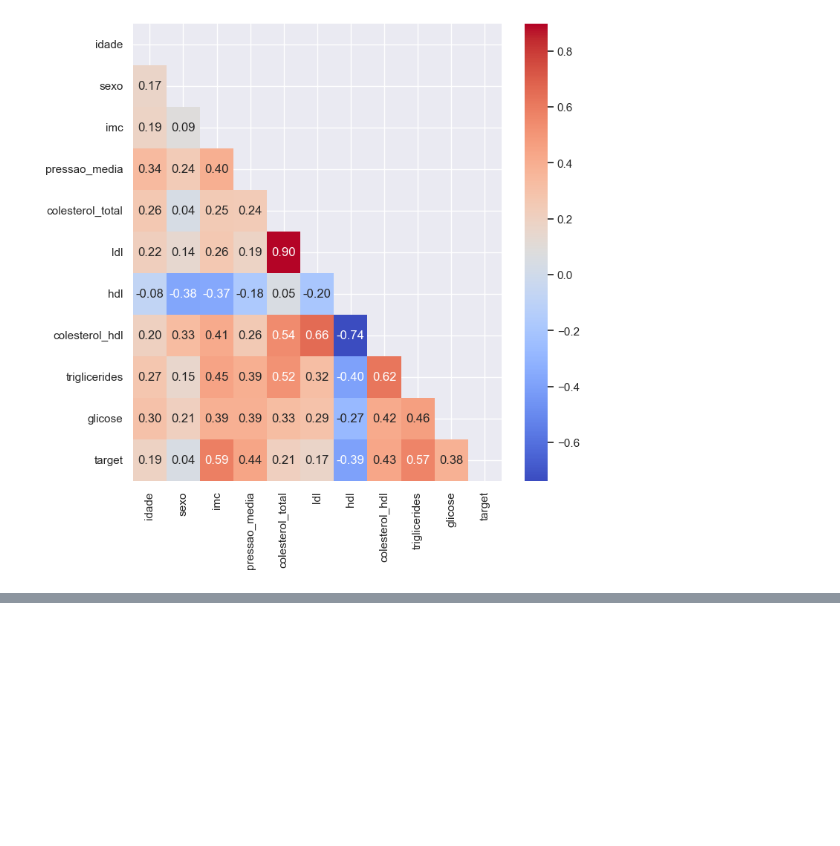
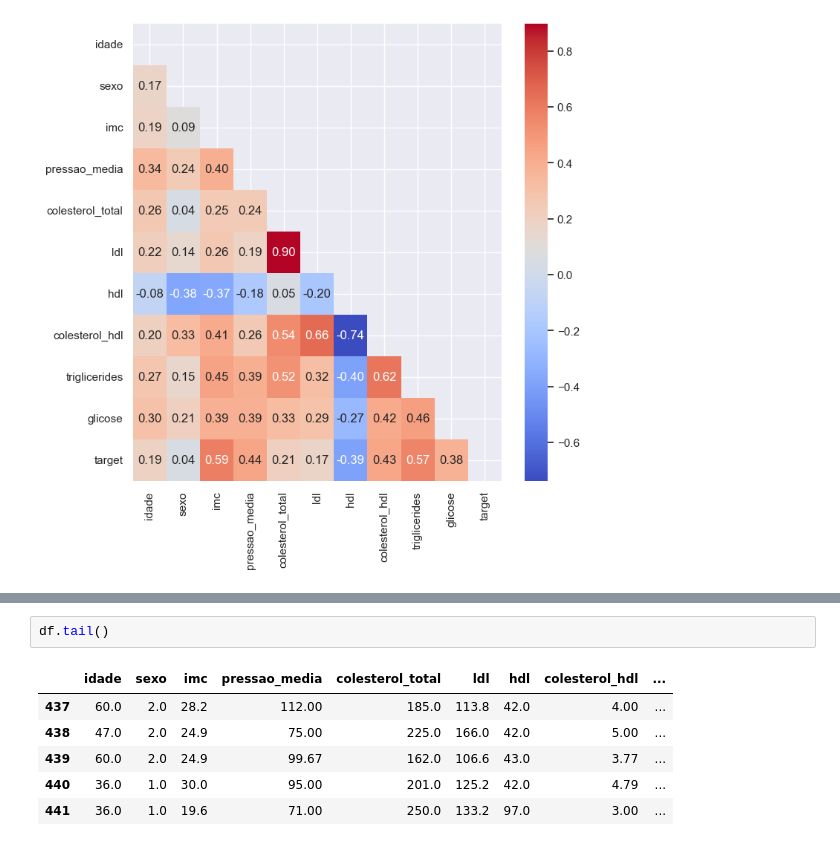
Before and after one commit to stephanyresque/Projeto_diabetes, a Jupyter notebook: notebooks/analise_exploratoria.ipynb, the cells around one changed output, grey strips where cells are left out. Saved outputs shown, nothing was run; the diff lists cells and outputs as text; blank space fills up the shorter version.

```diff
--- a/notebooks/analise_exploratoria.ipynb
+++ b/notebooks/analise_exploratoria.ipynb
@@ -226,0 +239,9 @@ plt.show()
+# %%
+df.tail()
+# %% [output]
+|  | idade | sexo | imc | pressao_media | colesterol_total | ldl | hdl | colesterol_hdl | ... |
+| 437 | 60.0 | 2.0 | 28.2 | 112.00 | 185.0 | 113.8 | 42.0 | 4.00 | ... |
+| 438 | 47.0 | 2.0 | 24.9 | 75.00 | 225.0 | 166.0 | 42.0 | 5.00 | ... |
+| 439 | 60.0 | 2.0 | 24.9 | 99.67 | 162.0 | 106.6 | 43.0 | 3.77 | ... |
+| 440 | 36.0 | 1.0 | 30.0 | 95.00 | 201.0 | 125.2 | 42.0 | 4.79 | ... |
+| 441 | 36.0 | 1.0 | 19.6 | 71.00 | 250.0 | 133.2 | 97.0 | 3.00 | ... |
```
Also changed, not shown: parts of 8 cells of this notebook, 2 other files.
